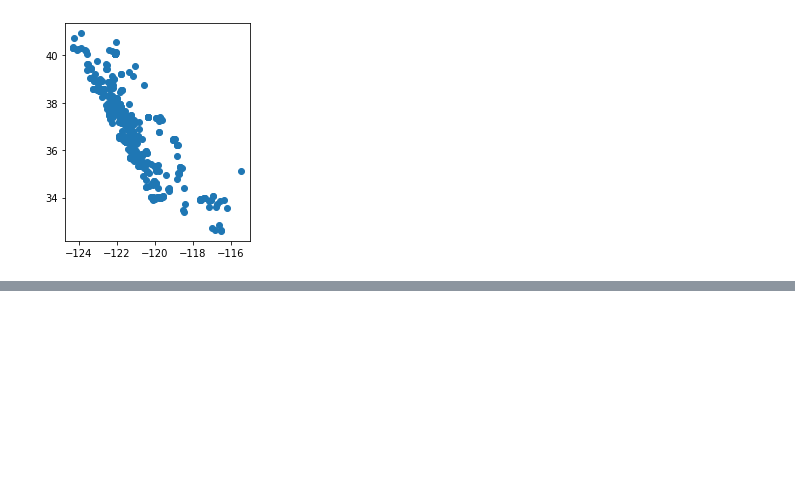
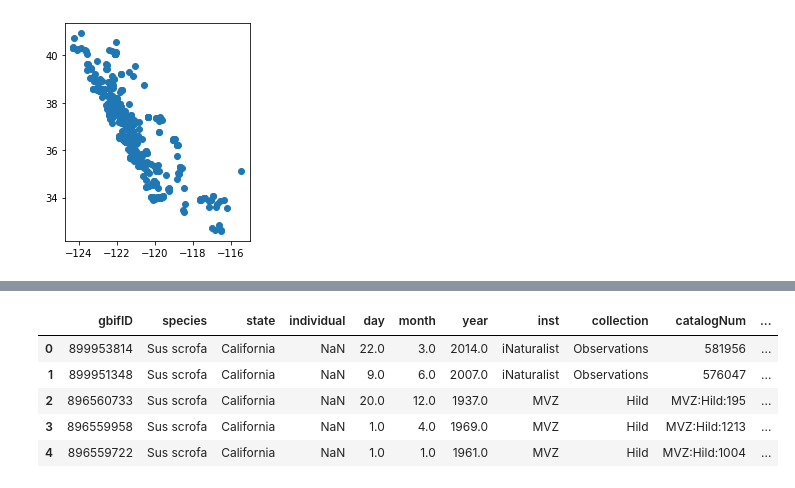
Before and after one commit to carmengg/eds-220-book, a Jupyter notebook: lectures/pig_gbif_data_preparation.ipynb, the cells around one changed output, grey strips where cells are left out. Saved outputs shown, nothing was run; the diff lists cells and outputs as text; code cells hidden in the pictures; blank space fills up the shorter version.

```diff
--- a/lectures/pig_gbif_data_preparation.ipynb
+++ b/lectures/pig_gbif_data_preparation.ipynb
@@ -91,0 +109,11 @@ Index(['gbifID', 'species', 'stateProvince', 'individualCount',
+# %%
+pigs = gpd.read_file('gbif_sus_scroga_california/gbif_sus_scroga_california.shp')
+# %%
+pigs.head()
+# %% [output]
+|  | gbifID | species | state | individual | day | month | year | inst | collection | catalogNum | ... |
+| 0 | 899953814 | Sus scrofa | California | NaN | 22.0 | 3.0 | 2014.0 | iNaturalist | Observations | 581956 | ... |
+| 1 | 899951348 | Sus scrofa | California | NaN | 9.0 | 6.0 | 2007.0 | iNaturalist | Observations | 576047 | ... |
+| 2 | 896560733 | Sus scrofa | California | NaN | 20.0 | 12.0 | 1937.0 | MVZ | Hild | MVZ:Hild:195 | ... |
+| 3 | 896559958 | Sus scrofa | California | NaN | 1.0 | 4.0 | 1969.0 | MVZ | Hild | MVZ:Hild:1213 | ... |
+| 4 | 896559722 | Sus scrofa | California | NaN | 1.0 | 1.0 | 1961.0 | MVZ | Hild | MVZ:Hild:1004 | ... |
```
Also changed, not shown: parts of 6 cells of this notebook, 14 other files.
